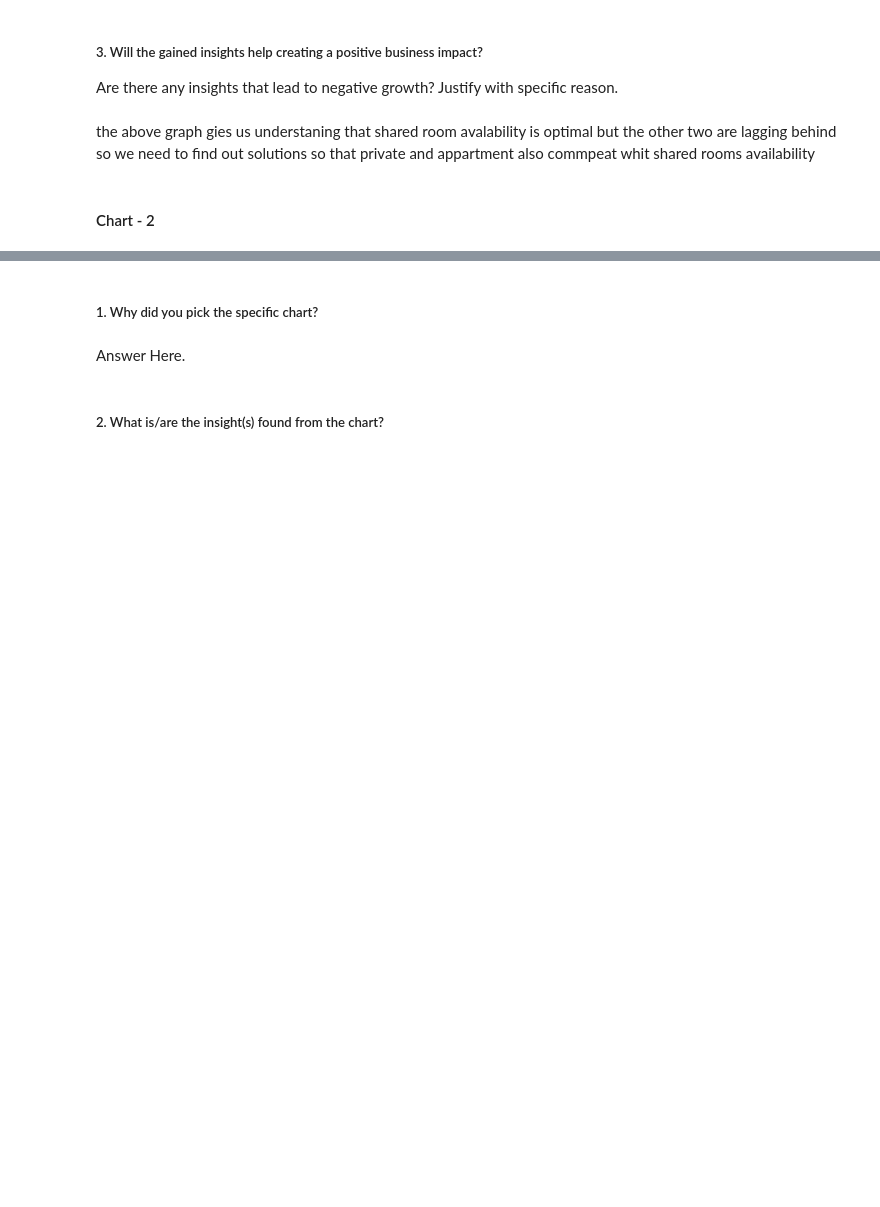
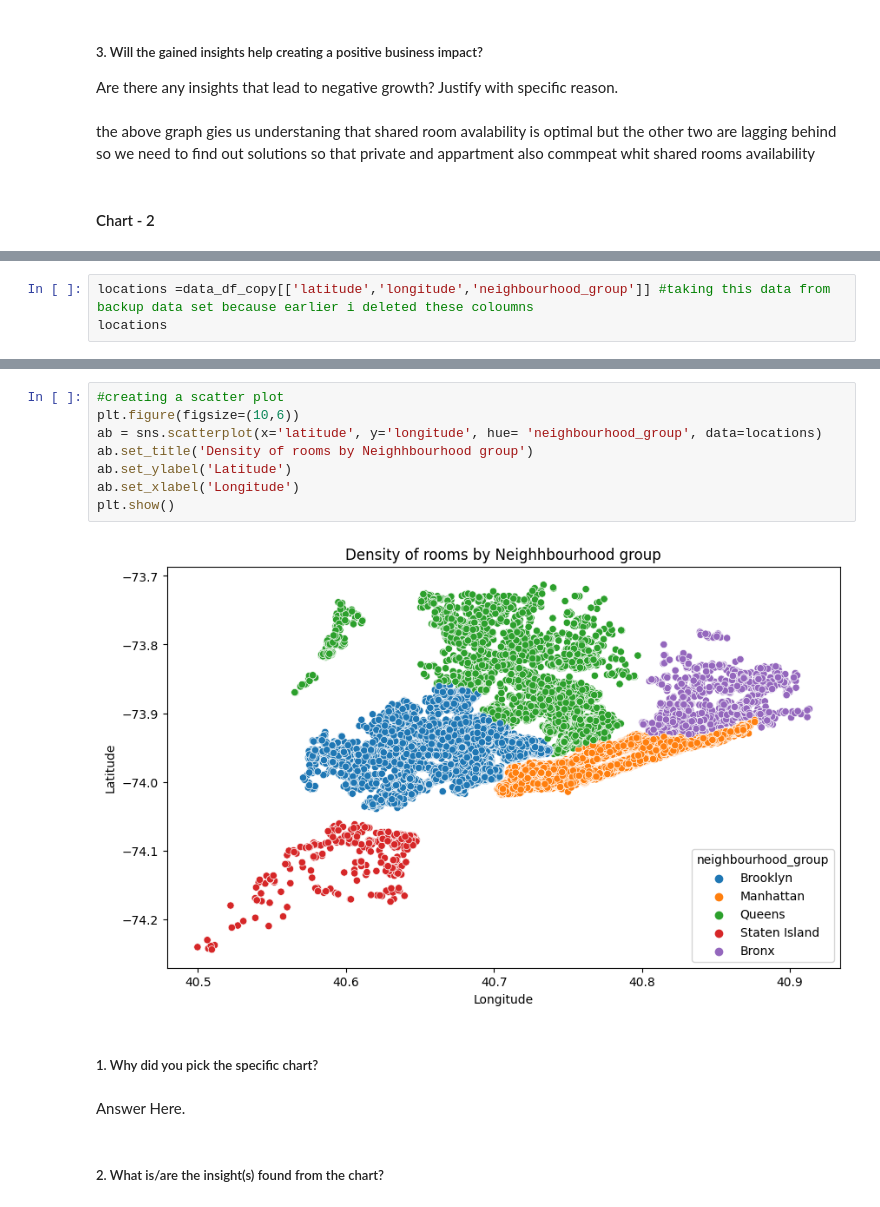
Before and after one commit to mradulkankaria/Capstone-1, a Jupyter notebook: AieBnb_EDA_project_Submission.ipynb, the cells around one changed output, grey strips where cells are left out. Saved outputs shown, nothing was run; the diff lists cells and outputs as text; blank space fills up the shorter version.

```diff
--- a/AieBnb_EDA_project_Submission.ipynb
+++ b/AieBnb_EDA_project_Submission.ipynb
@@ -415,0 +402,3 @@ plt.show()
+# %%
+locations =data_df_copy[['latitude','longitude','neighbourhood_group']] #taking this data from backup data set because earlier i deleted these coloumns
+locations
@@ -416,3 +419,13 @@ plt.show()
+# %%
+#creating a scatter plot
+plt.figure(figsize=(10,6))
+ab = sns.scatterplot(x='latitude', y='longitude', hue= 'neighbourhood_group', data=locations)
+ab.set_title('Density of rooms by Neighhbourhood group')
+ab.set_ylabel('Latitude')
+ab.set_xlabel('Longitude')
+plt.show()
+# %% [output]
+[figure, added]
 # %% [markdown]
 ##### 1. Why did you pick the specific chart?
 # %% [markdown]
```
Also changed, not shown: parts of 13 cells of this notebook.
